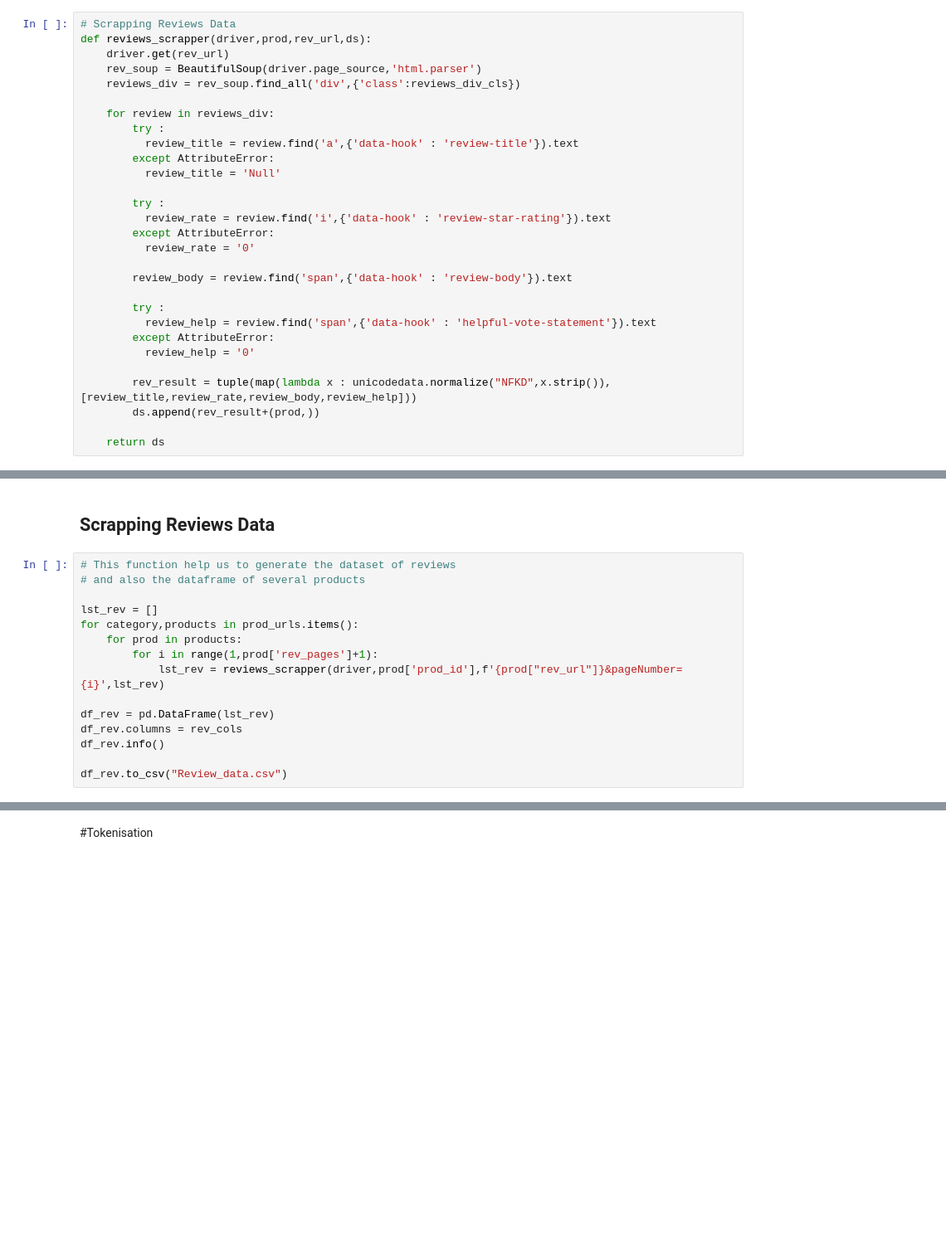
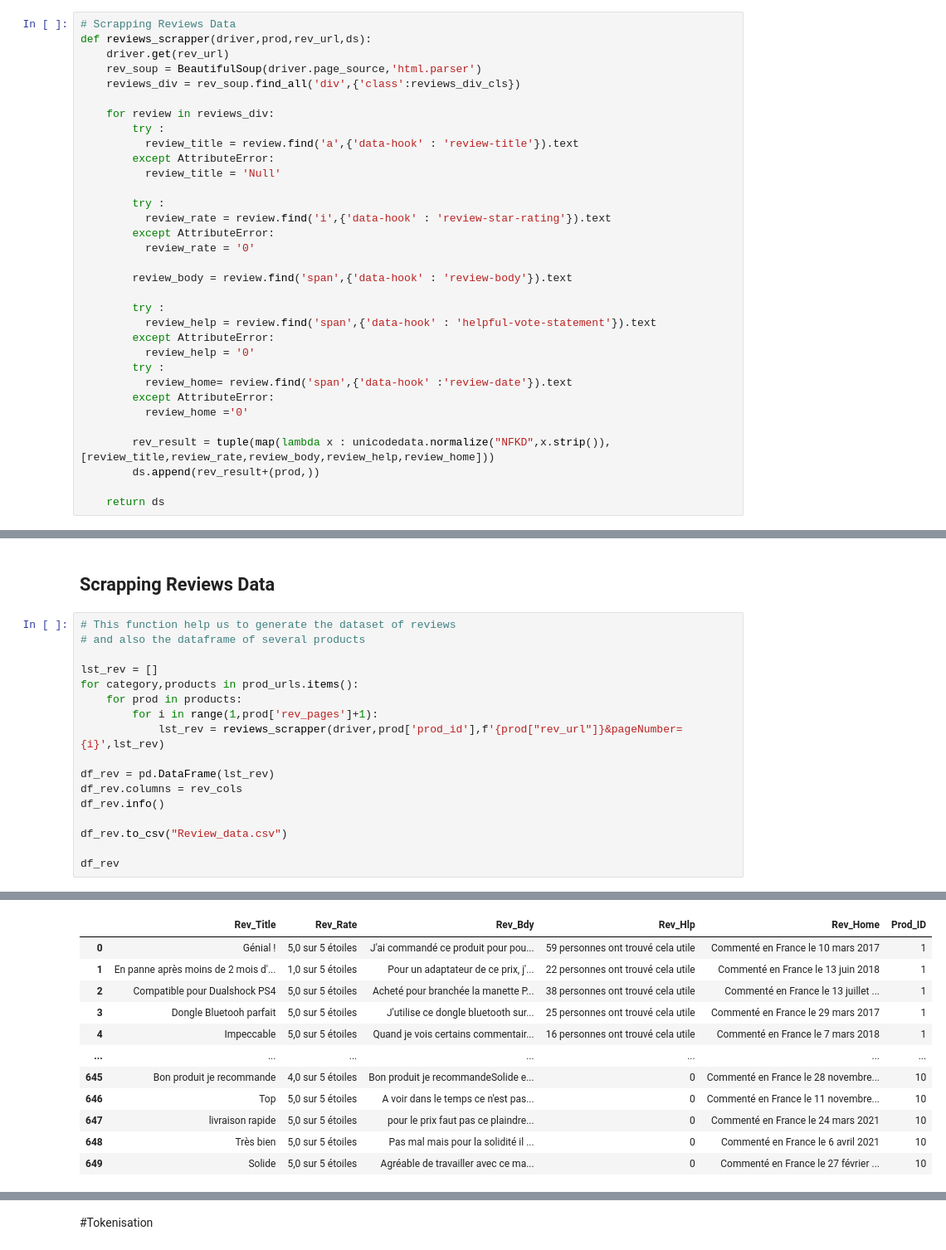
Before and after one commit to ChihabEddine98/AmazonAnalysis, a Jupyter notebook: AmazonAnalysis.ipynb, the cells around one changed output, grey strips where cells are left out. Shown at 83% size. Cells and saved outputs as stored; diff of their text form; blank space fills up the shorter version.

```diff
--- a/AmazonAnalysis.ipynb
+++ b/AmazonAnalysis.ipynb
@@ -256,8 +236,12 @@ def reviews_scrapper(driver,prod,rev_url,ds):
           review_help = review.find('span',{'data-hook' : 'helpful-vote-statement'}).text
         except AttributeError:
           review_help = '0'
+        try :
+          review_home= review.find('span',{'data-hook' :'review-date'}).text
+        except AttributeError:
+          review_home ='0'
 
-        rev_result = tuple(map(lambda x : unicodedata.normalize("NFKD",x.strip()),[review_title,review_rate,review_body,review_help]))
+        rev_result = tuple(map(lambda x : unicodedata.normalize("NFKD",x.strip()),[review_title,review_rate,review_body,review_help,review_home]))
         ds.append(rev_result+(prod,))
 
     return ds
@@ -318,5 +300,7 @@ df_rev.columns = rev_cols
 df_rev.info()
 
 df_rev.to_csv("Review_data.csv")
+
+df_rev
 # %% [output]
 <class 'pandas.core.frame.DataFrame'>
@@ -333,0 +319,12 @@ memory usage: 29.4+ KB
+|  | Rev_Title | Rev_Rate | Rev_Bdy | Rev_Hlp | Rev_Home | Prod_ID |
+| 0 | Génial ! | 5,0 sur 5 étoiles | J'ai commandé ce produit pour pou... | 59 personnes ont trouvé cela utile | Commenté en France le 10 mars 2017 | 1 |
+| 1 | En panne après moins de 2 mois d'... | 1,0 sur 5 étoiles | Pour un adaptateur de ce prix, j'... | 22 personnes ont trouvé cela utile | Commenté en France le 13 juin 2018 | 1 |
+| 2 | Compatible pour Dualshock PS4 | 5,0 sur 5 étoiles | Acheté pour branchée la manette P... | 38 personnes ont trouvé cela utile | Commenté en France le 13 juillet ... | 1 |
+| 3 | Dongle Bluetooh parfait | 5,0 sur 5 étoiles | J'utilise ce dongle bluetooth sur... | 25 personnes ont trouvé cela utile | Commenté en France le 29 mars 2017 | 1 |
+| 4 | Impeccable | 5,0 sur 5 étoiles | Quand je vois certains commentair... | 16 personnes ont trouvé cela utile | Commenté en France le 7 mars 2018 | 1 |
+| ... | ... | ... | ... | ... | ... | ... |
+| 645 | Bon produit je recommande | 4,0 sur 5 étoiles | Bon produit je recommandeSolide e... | 0 | Commenté en France le 28 novembre... | 10 |
+| 646 | Top | 5,0 sur 5 étoiles | A voir dans le temps ce n'est pas... | 0 | Commenté en France le 11 novembre... | 10 |
+| 647 | livraison rapide | 5,0 sur 5 étoiles | pour le prix faut pas ce plaindre... | 0 | Commenté en France le 24 mars 2021 | 10 |
+| 648 | Très bien | 5,0 sur 5 étoiles | Pas mal mais pour la solidité il ... | 0 | Commenté en France le 6 avril 2021 | 10 |
+| 649 | Solide | 5,0 sur 5 étoiles | Agréable de travailler avec ce ma... | 0 | Commenté en France le 27 février ... | 10 |
```
Also changed, not shown: parts of 6 cells of this notebook.
